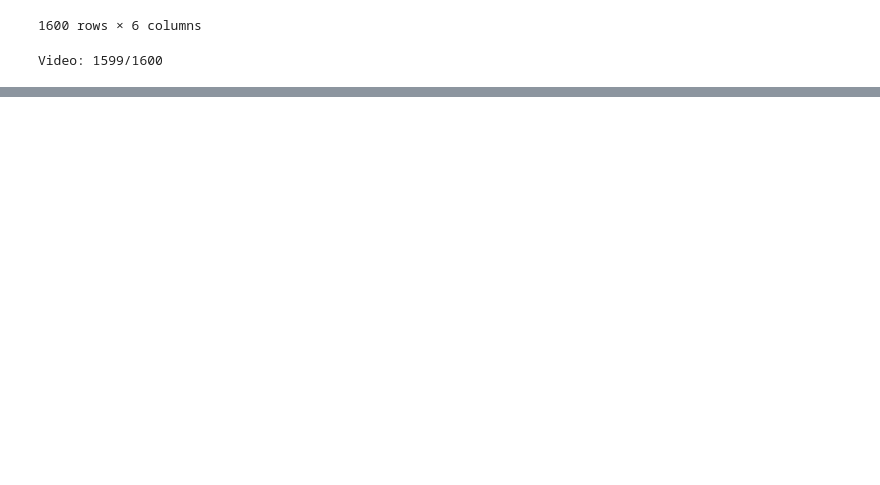
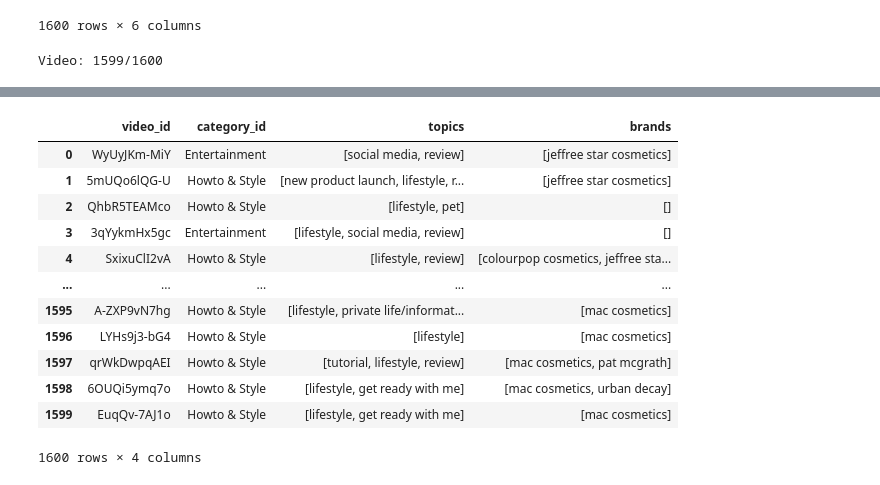
Before and after one commit to eliroc98/progetto_SMM, a Jupyter notebook: 2_compute_video_details.ipynb, the cells around one changed output, grey strips where cells are left out. Drawn from its saved outputs; the diff is of its cells as text; code cells hidden in the pictures; blank space fills up the shorter version.

```diff
--- a/2_compute_video_details.ipynb
+++ b/2_compute_video_details.ipynb
@@ -164 +174,18 @@ df_computed
+# %%
+df_computed_reduced = df_computed_all[df_computed_all.columns[[0,3,6,7]]]
+df_computed_reduced
+# %% [output]
+|  | video_id | category_id | topics | brands |
+| 0 | WyUyJKm-MiY | Entertainment | [social media, review] | [jeffree star cosmetics] |
+| 1 | 5mUQo6lQG-U | Howto & Style | [new product launch, lifestyle, r... | [jeffree star cosmetics] |
+| 2 | QhbR5TEAMco | Howto & Style | [lifestyle, pet] | [] |
+| 3 | 3qYykmHx5gc | Entertainment | [lifestyle, social media, review] | [] |
+| 4 | SxixuClI2vA | Howto & Style | [lifestyle, review] | [colourpop cosmetics, jeffree sta... |
+| ... | ... | ... | ... | ... |
+| 1595 | A-ZXP9vN7hg | Howto & Style | [lifestyle, private life/informat... | [mac cosmetics] |
+| 1596 | LYHs9j3-bG4 | Howto & Style | [lifestyle] | [mac cosmetics] |
+| 1597 | qrWkDwpqAEI | Howto & Style | [tutorial, lifestyle, review] | [mac cosmetics, pat mcgrath] |
+| 1598 | 6OUQi5ymq7o | Howto & Style | [lifestyle, get ready with me] | [mac cosmetics, urban decay] |
+| 1599 | EuqQv-7AJ1o | Howto & Style | [lifestyle, get ready with me] | [mac cosmetics] |
+1600 rows × 4 columns
 # %%
```
Also changed, not shown: parts of 9 cells of this notebook, 5 other files.
